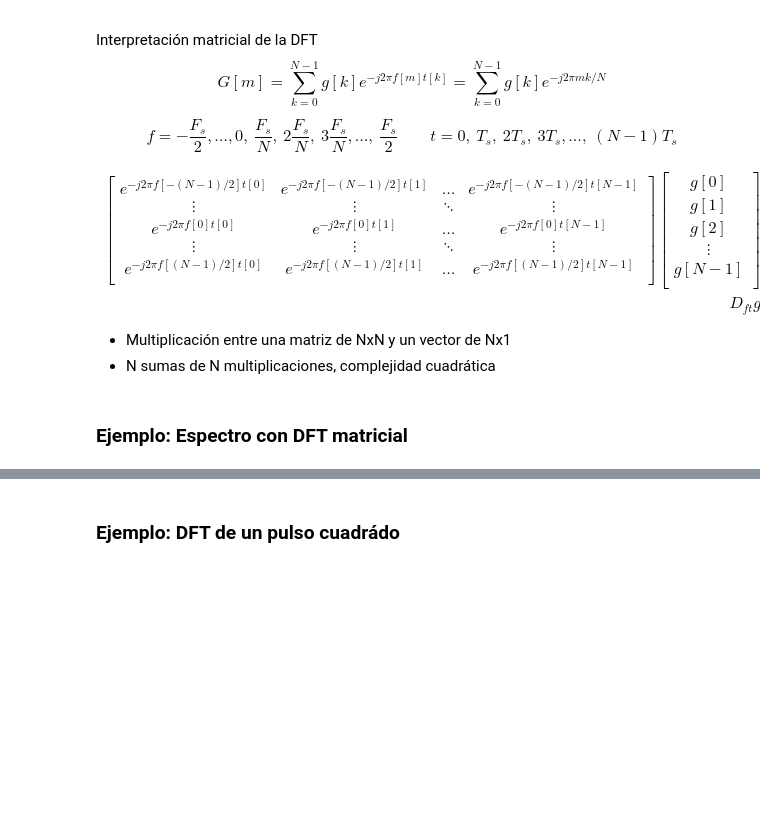
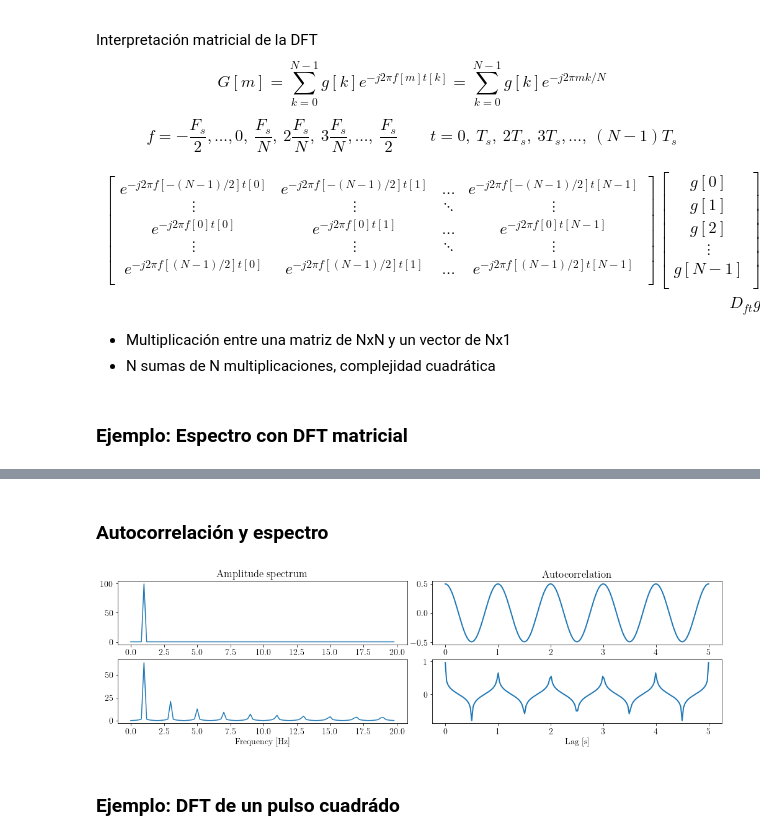
Before and after one commit to phuijse/UACH-INFO185, a Jupyter notebook: unidad2_sistemas_de_comunicacion.ipynb, the cells around one changed output, grey strips where cells are left out. Saved outputs shown, nothing was run; the diff lists cells and outputs as text; code cells hidden in the pictures; blank space fills up the shorter version.

```diff
--- a/unidad2_sistemas_de_comunicacion.ipynb
+++ b/unidad2_sistemas_de_comunicacion.ipynb
@@ -573,3 +573,24 @@ plt.tight_layout(pad=0.1);
+# %% [markdown]
+### Autocorrelación y espectro
+# %%
+x = np.linspace(0.0, 5.0, num=200)
+y = np.sin(2.0*np.pi*1.0*x)
+fig = plt.figure(figsize=(14, 4))
+f = np.arange(0.0, 0.5*200/5.0, step=1.0/5.0)
+Yreal = np.sum(y[:, np.newaxis]*np.cos(2.0*np.pi*x[:, np.newaxis]*f[:,np.newaxis].T), axis=0)
+Yimag = -np.sum(y[:, np.newaxis]*np.sin(2.0*np.pi*x[:, np.newaxis]*f[:,np.newaxis].T), axis=0)
+ax = fig.add_subplot(2, 2, 1); ax.plot(f, np.sqrt(Yreal**2 + Yimag**2)); ax.set_title('Amplitude spectrum')
+autocorr = np.sum(np.sqrt(Yreal**2 + Yimag**2).T*np.cos(2.0*np.pi*x[:, np.newaxis]*f[:,np.newaxis].T), axis=1)/200
+ax = fig.add_subplot(2, 2, 2); ax.plot(x, autocorr, linewidth=2);  ax.set_title('Autocorrelation');
+y = 0.5 + 0.5*np.sin(2.0*np.pi*1.0*x)//1.1
+Yreal = np.sum(y[:, np.newaxis]*np.cos(2.0*np.pi*x[:, np.newaxis]*f[:,np.newaxis].T), axis=0)
+Yimag = -np.sum(y[:, np.newaxis]*np.sin(2.0*np.pi*x[:, np.newaxis]*f[:,np.newaxis].T), axis=0)
+ax = fig.add_subplot(2, 2, 3); ax.plot(f, np.sqrt(Yreal**2 + Yimag**2)); ax.set_xlabel("Frequency [Hz]");
+autocorr = np.sum(np.sqrt(Yreal**2 + Yimag**2).T*np.cos(2.0*np.pi*x[:, np.newaxis]*f[:,np.newaxis].T), axis=1)/200
+ax = fig.add_subplot(2, 2, 4); ax.plot(x, autocorr, linewidth=2); ax.set_xlabel("Lag [s]");
+plt.tight_layout(pad=0.1);
+# %% [output]
+[figure, added]
 # %% [markdown]
 ### Ejemplo: DFT de un pulso cuadrádo
 # %%
```
Also changed, not shown: parts of 5 cells of this notebook.
